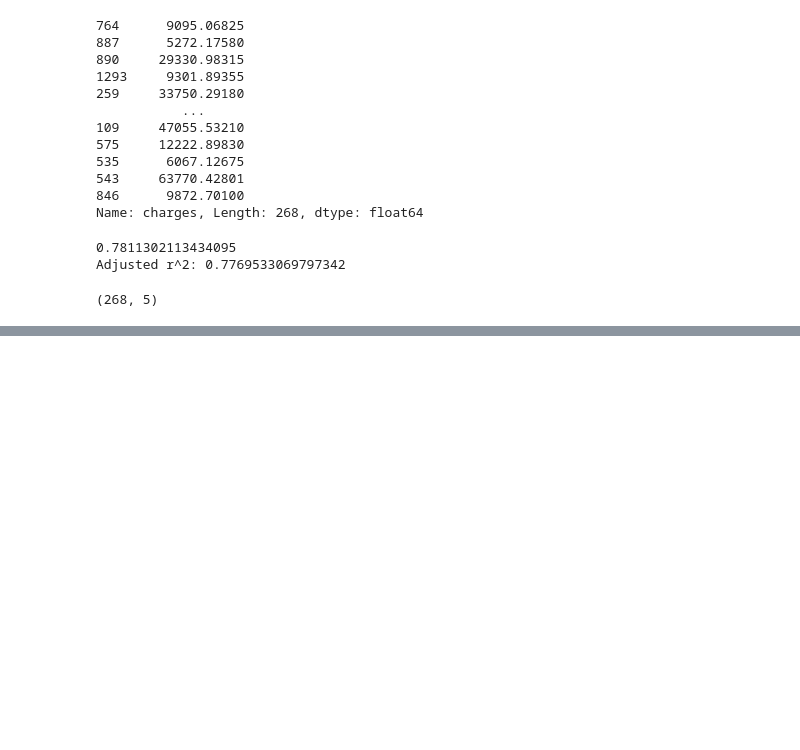
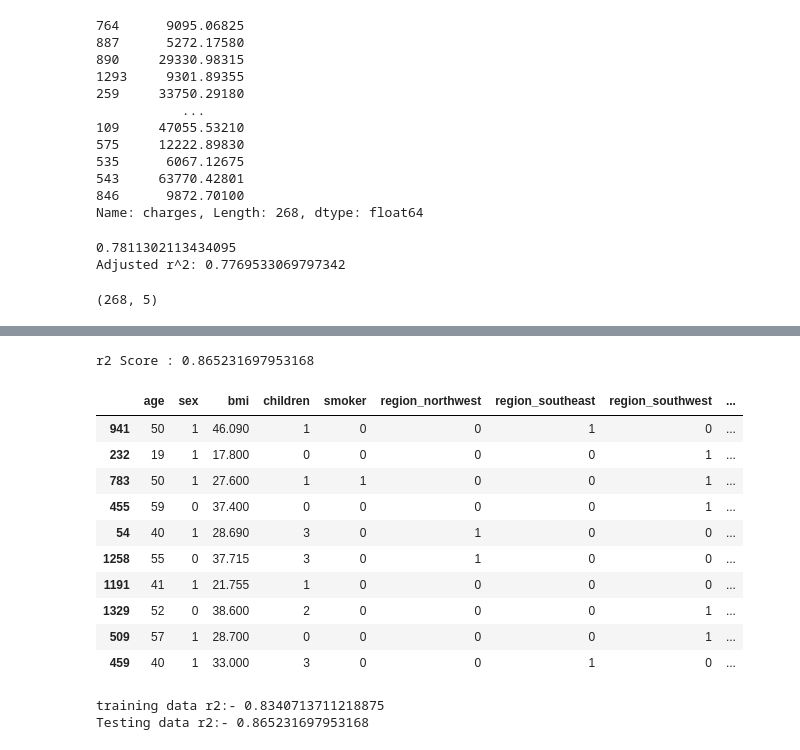
Before and after one commit to hacker-x184/ml-learning-journey, a Jupyter notebook: 03_LinearRegression/insuranceLR.ipynb, the cells around one changed output, grey strips where cells are left out. Saved outputs shown, nothing was run; the diff lists cells and outputs as text; code cells hidden in the pictures; blank space fills up the shorter version.

Commit message:
Learning the topics like linear Reggretion overfiting ,underfitting , MSE,r2 ,etc something like this

```diff
--- a/03_LinearRegression/insuranceLR.ipynb
+++ b/03_LinearRegression/insuranceLR.ipynb
@@ -3,7 +3,7 @@ import pandas as pd
 import numpy as np
 import seaborn as sns
 # %%
-insurance_data = pd.read_csv("insurance.csv")
+insurance_data = pd.read_csv("raw_data/insurance.csv")
 insurance_data.head()
 # %% [output]
 |  | age | sex | bmi | children | smoker | region | charges |
@@ -180,0 +252,9 @@ X_test.shape
+# %%
+X=insurance_data.drop(columns=["charges"])
+y = insurance_data["charges"]
+X = pd.get_dummies(X,columns=["region"],drop_first=True,dtype=int)
+X["sex"]= X["sex"].map({"male":0,"female":1})
+X["smoker"]= X["smoker"].map({"yes":1,"no":0})
+
+X["age_smoker"] = X["age"]*X["smoker"]
+X["bmi_smoker"] = X["bmi"]*X["smoker"]
@@ -180,0 +270,35 @@ X_test.shape
+# %%
+X_train, X_test, y_train, y_test = train_test_split(
+    X, y, test_size=0.2, random_state=42)
+model = LinearRegression()
+model.fit(X_train,y_train)
+y_pred = model.predict(X_test)
+r2 = r2_score(y_test,y_pred)
+print("r2 Score :", r2)
+# %% [output]
+r2 Score : 0.865231697953168
+# %%
+X.sample(10)
+# %% [output]
+|  | age | sex | bmi | children | smoker | region_northwest | region_southeast | region_southwest | ... |
+| 941 | 50 | 1 | 46.090 | 1 | 0 | 0 | 1 | 0 | ... |
+| 232 | 19 | 1 | 17.800 | 0 | 0 | 0 | 0 | 1 | ... |
+| 783 | 50 | 1 | 27.600 | 1 | 1 | 0 | 0 | 1 | ... |
+| 455 | 59 | 0 | 37.400 | 0 | 0 | 0 | 0 | 1 | ... |
+| 54 | 40 | 1 | 28.690 | 3 | 0 | 1 | 0 | 0 | ... |
+| 1258 | 55 | 0 | 37.715 | 3 | 0 | 1 | 0 | 0 | ... |
+| 1191 | 41 | 1 | 21.755 | 1 | 0 | 0 | 0 | 0 | ... |
+| 1329 | 52 | 0 | 38.600 | 2 | 0 | 0 | 0 | 1 | ... |
+| 509 | 57 | 1 | 28.700 | 0 | 0 | 0 | 0 | 1 | ... |
+| 459 | 40 | 1 | 33.000 | 3 | 0 | 0 | 1 | 0 | ... |
+# %%
+# Underfit and Overfit
+# r2 training is low & e2 Testing is also law - underfit
+# r2 training >>  e2 Testing is also law - underfit
+y_train_pred = model.predict(X_train)
+r2_train = r2_score(y_train,y_train_pred)
+print("training data r2:-" , r2_train)
+print("Testing data r2:-" , r2)
+# %% [output]
+training data r2:- 0.8340713711218875
+Testing data r2:- 0.865231697953168
```
Also changed, not shown: parts of 12 cells of this notebook, 2 other files.
